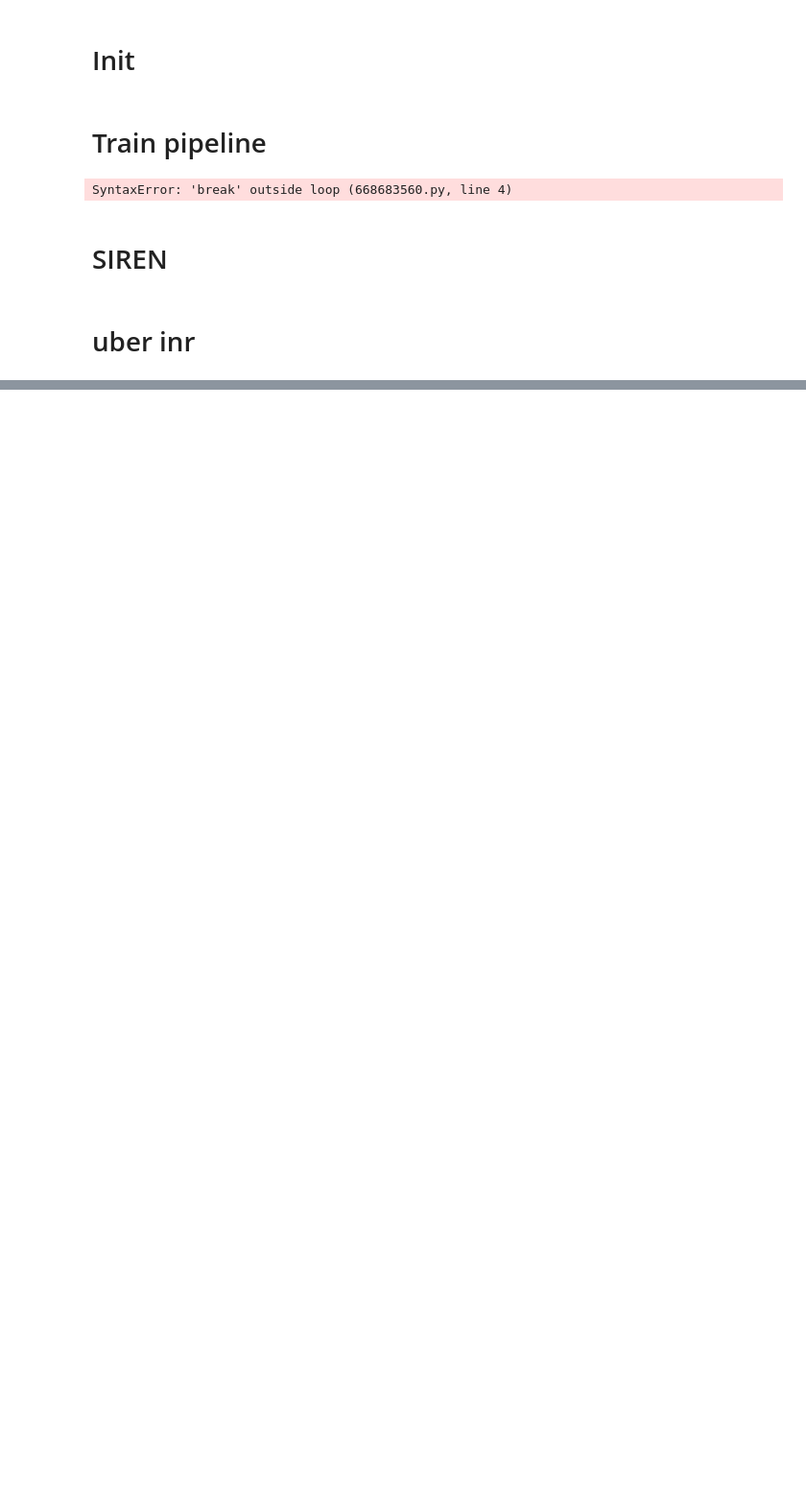
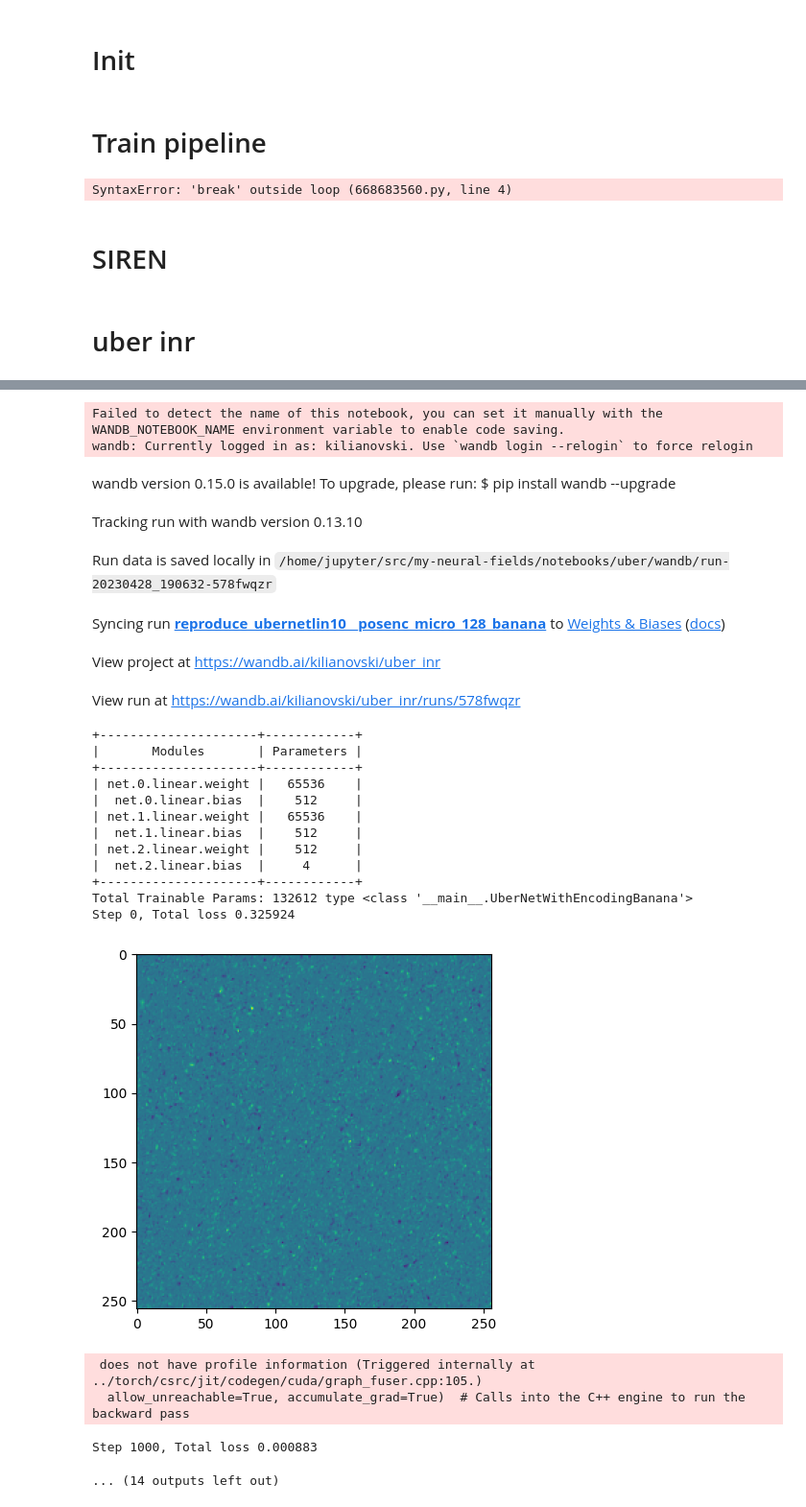
Before and after one commit to kilianovski/my-neural-fields, a Jupyter notebook: notebooks/uber/00_00_cameraman_against_siren-Copy1.ipynb, the cells around one changed output, grey strips where cells are left out. Shown at 96% size. Cells and saved outputs as stored; diff of their text form; code cells hidden in the pictures; blank space fills up the shorter version.

```diff
--- a/notebooks/uber/00_00_cameraman_against_siren-Copy1.ipynb
+++ b/notebooks/uber/00_00_cameraman_against_siren-Copy1.ipynb
@@ -351,7 +371,7 @@ class UberNetWithEncoding(nn.Module):
         return output, coords
 
 
-class UberNetWithEncodingLin(nn.Module):
+class UberNetWithEncodingBanana(nn.Module):
     def __init__(self, in_features, hidden_features, hidden_layers, out_features, encoded_size, outermost_linear=False,
                  first_omega_0=30, hidden_omega_0=30.):
         super().__init__()
@@ -373,7 +393,7 @@ class UberNetWithEncodingLin(nn.Module):
 
         x = 10*self.net[0](x)
         x = 10.*self.net[1](x)
-        x = 10.*self.net[2](x)
+        x = 1.*self.net[2](x)
         output = x
         return output, coords
 
@@ -712,7 +732,7 @@ cfg['seed'] = 0
 cfg['total_steps'] = 5_000
 cfg['steps_til_summary'] = 1000
 cfg['project'] = 'uber_inr'
-cfg['experiment_name'] = 'ubernetlin10all__posenc_micro_128'
+cfg['experiment_name'] = 'reproduce_ubernetlin10__posenc_micro_128_banana' # banana
 cfg['use_wandb'] = True
 
 cfg['model_kwargs'] = {
@@ -725,10 +745,11 @@ cfg['model_kwargs'] = {
 }
 
 seed_all(cfg.get('seed', 0))
-model = UberNetWithEncodingLin(**cfg['model_kwargs'])
+model = UberNetWithEncodingBanana(**cfg['model_kwargs'])
 
 # model.net[1].linear.weight.data *= 12.
 # model.net[2].linear.weight.data *= 12.
 
 count_parameters(model)
 train(model, cfg)
+# %% [output]
@@ -735,3 +767,28 @@ train(model, cfg)
+Failed to detect the name of this notebook, you can set it manually with the WANDB_NOTEBOOK_NAME environment variable to enable code saving.
+wandb: Currently logged in as: kilianovski. Use `wandb login --relogin` to force relogin
+wandb version 0.15.0 is available! To upgrade, please run: $ pip install wandb --upgrade
+Tracking run with wandb version 0.13.10
+Run data is saved locally in /home/jupyter/src/my-neural-fields/notebooks/uber/wandb/run-20230428_190632-578fwqzr
+Syncing run reproduce_ubernetlin10__posenc_micro_128_banana to Weights & Biases (docs)
+View project at https://wandb.ai/kilianovski/uber_inr
+View run at https://wandb.ai/kilianovski/uber_inr/runs/578fwqzr
++---------------------+------------+
+|       Modules       | Parameters |
++---------------------+------------+
+| net.0.linear.weight |   65536    |
+|  net.0.linear.bias  |    512     |
+| net.1.linear.weight |   65536    |
+|  net.1.linear.bias  |    512     |
+| net.2.linear.weight |    512     |
+|  net.2.linear.bias  |     4      |
++---------------------+------------+
+Total Trainable Params: 132612 type <class '__main__.UberNetWithEncodingBanana'>
+Step 0, Total loss 0.325924
+[figure, added]
+ does not have profile information (Triggered internally at ../torch/csrc/jit/codegen/cuda/graph_fuser.cpp:105.)
+  allow_unreachable=True, accumulate_grad=True)  # Calls into the C++ engine to run the backward pass
+Step 1000, Total loss 0.000883
+... (14 outputs left out)
 # %%
 cfg = {}
 cfg['device'] = 'cuda:1'
```
Also changed, not shown: parts of 3 cells of this notebook, 10 other files.
